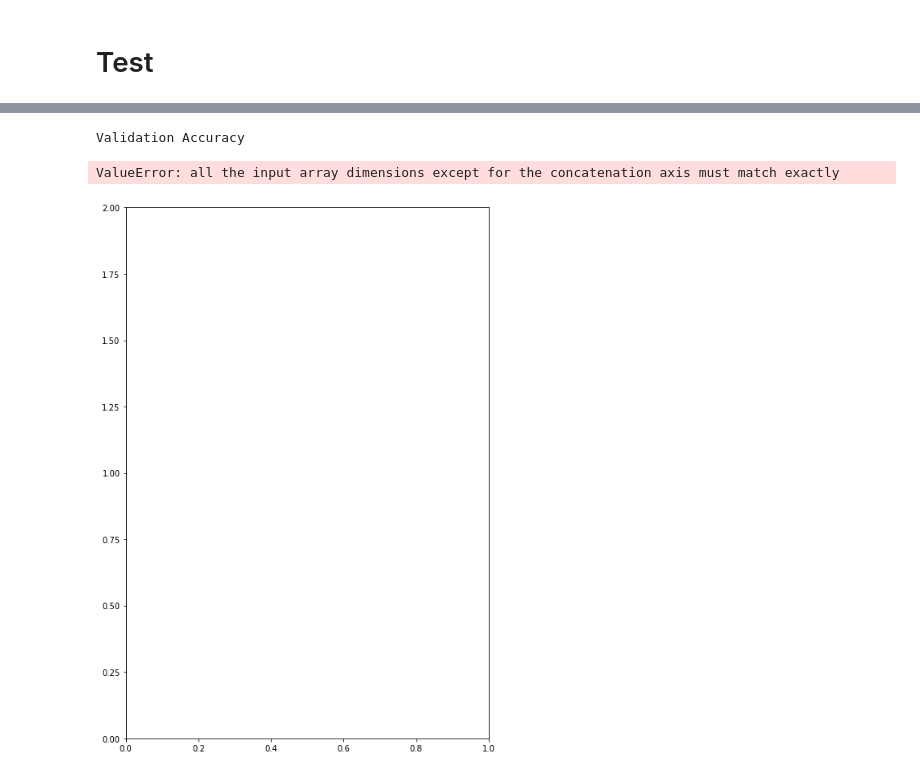
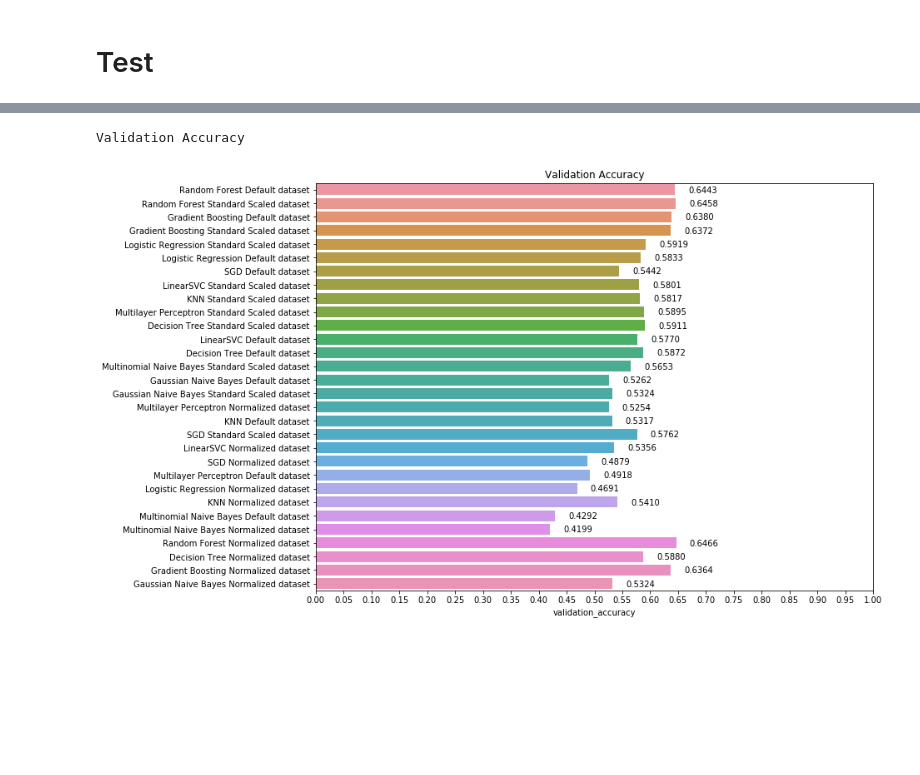
Before and after one commit to leotok/INF1032, a Jupyter notebook: T2/T1.2 Enunciado - Classificacao de vinhos.ipynb, the cells around one changed output, grey strips where cells are left out. Cells and saved outputs as stored; diff of their text form; code cells hidden in the pictures; blank space fills up the shorter version.

```diff
--- a/T2/T1.2 Enunciado - Classificacao de vinhos.ipynb
+++ b/T2/T1.2 Enunciado - Classificacao de vinhos.ipynb
@@ -279,17 +294,20 @@ models_info_df = pd.DataFrame(models_info).sort_values('test_accuracy', ascendin
-# %%
-from matplotlib import pyplot as plt
-import seaborn as sns
-
-def plot_bar_result(x, y):
-    fig, ax = plt.subplots()
-    ax.set_ylim(0, 2)
-    fig.set_size_inches(8, 12)
-    ax = sns.barplot(x=x, y=y, units=1, ax=ax, )
+# %%
+def plot_bar_result(x, y, title=''):
+    fig, ax = plt.subplots()
+    ax.set(xlim=(0, 1))
+    ax.set(xticks=np.arange(0,1.05,0.05))
+    fig.set_size_inches(12, 9)
+    ax = sns.barplot(x=x, y=y, ax=ax)
+    ax.set_title(title)
+    for p in ax.patches:
+        width = p.get_width()
+        ax.text(width + 0.05  ,
+                p.get_y()+p.get_height()/2. + 0.2,
+                '{:1.4f}'.format(width),
+                ha="center")
 # %%
-print ('Validation Accuracy')
-plot_bar_result(models_info_df['validation_accuracy'], models_info_df['name'] + ' ' +  models_info_df['dataset_name'])
+plot_bar_result(models_info_df['validation_accuracy'], models_info_df['name'] + ' ' +  models_info_df['dataset_name'], title='Validation Accuracy')
 # %% [output]
 Validation Accuracy
-ValueError: all the input array dimensions except for the concatenation axis must match exactly
-[figure, old version]
+[figure, new version]
 # %%
```
Also changed, not shown: parts of 12 cells of this notebook.
